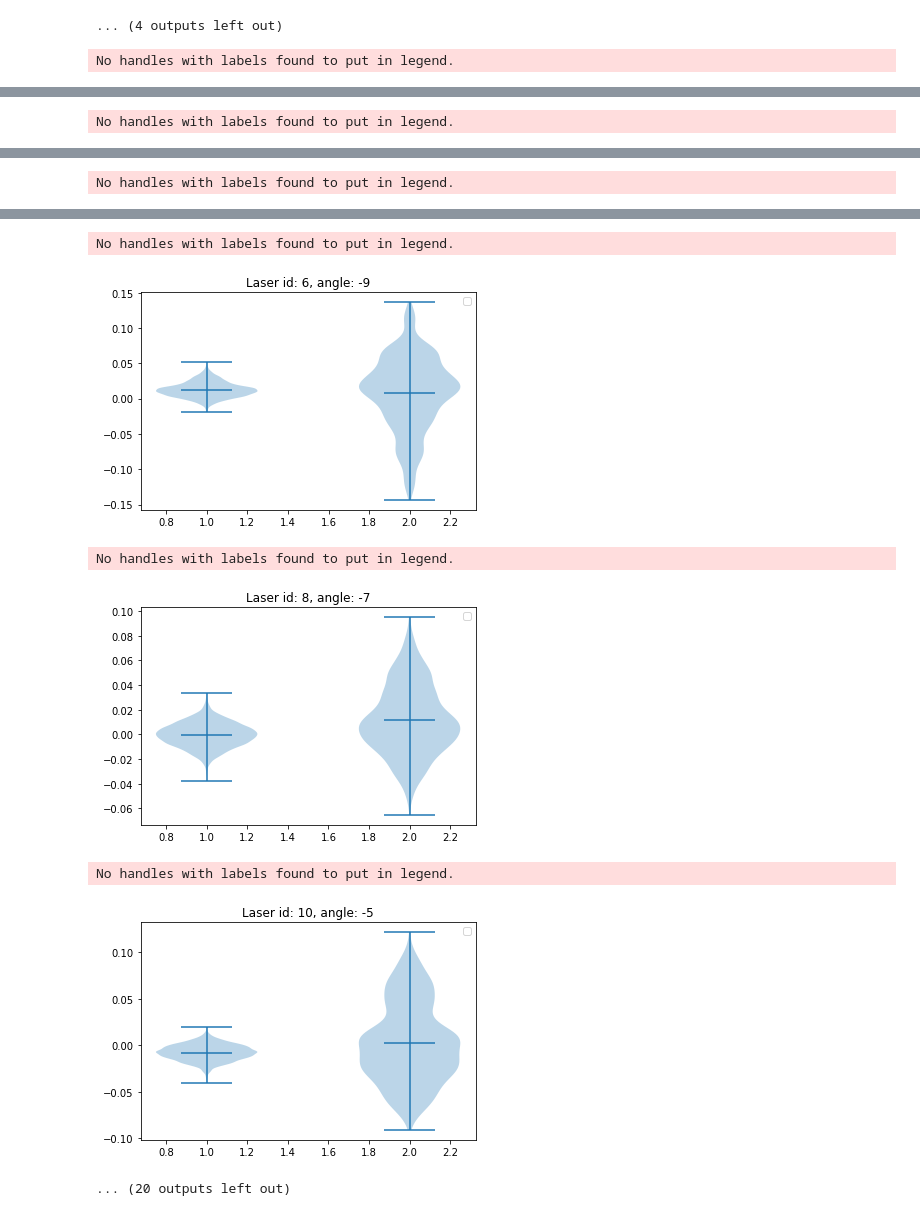
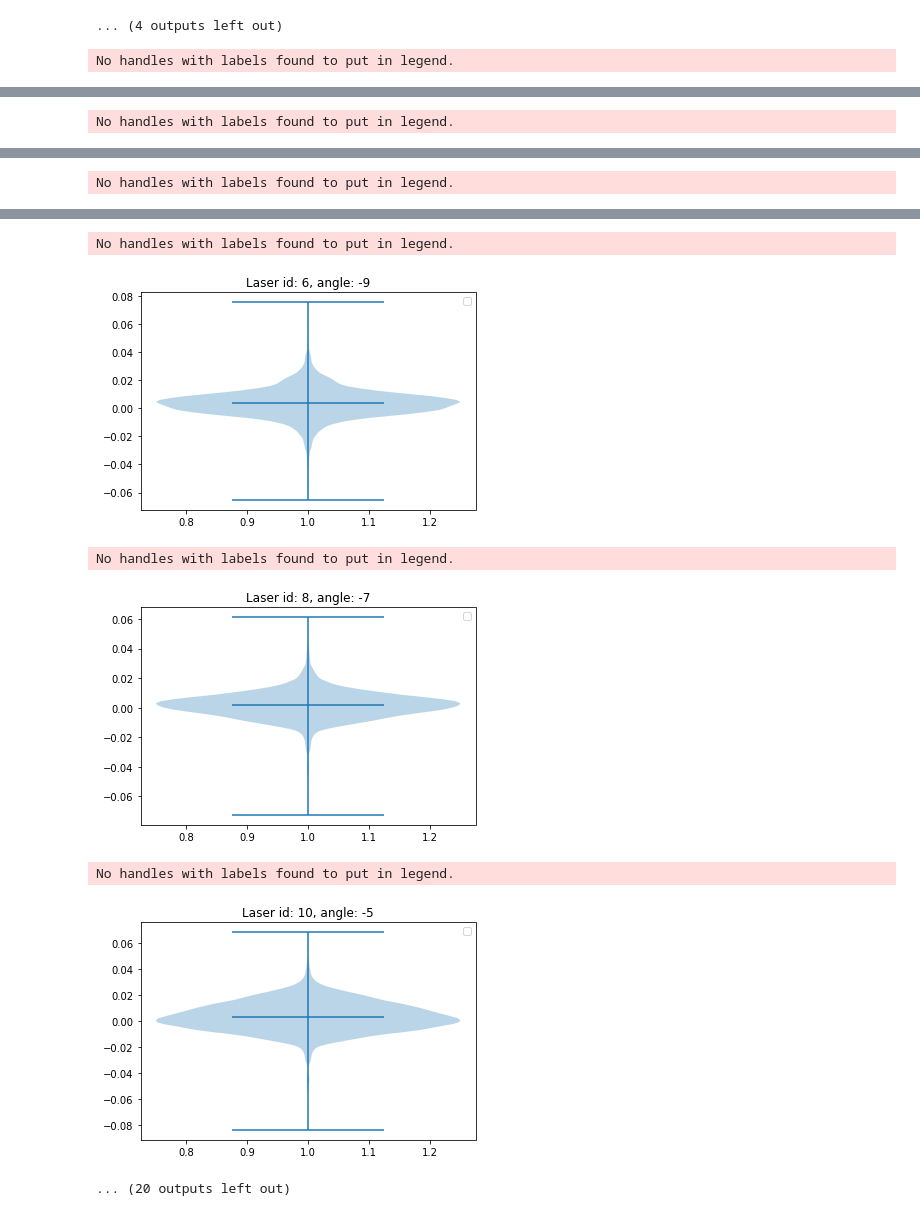
Before and after one commit to branislavjenco/thesis-code, a Jupyter notebook: histograms.ipynb, the cells around one changed output, grey strips where cells are left out. Drawn from its saved outputs; the diff is of its cells as text; code cells hidden in the pictures.

```diff
--- a/histograms.ipynb
+++ b/histograms.ipynb
@@ -26,7 +26,7 @@ def get_errors_per_laser(run):
         errors_per_laser[laser_angle_to_id[angle]] = distances_for_angle
     return errors_per_laser
 # %%
-real_distances = load_measurement_files_per_distance("/home/branislav/repos/github_indoor++/pcds/error_measurements/distances/5m_2*wall.txt")
+real_distances = load_measurement_files_per_distance("/home/branislav/repos/github_indoor++/pcds/error_measurements/distances/5m_*floor.txt")
 virtual_distances = load_measurement_files_per_distance("/home/branislav/repos/thesis/virtual_error_measurements/default_blensor_error_without_correction/5m_0*wall_with_angles.txt")
 # %%
 errors = get_errors_per_laser(real_distances)
@@ -55,7 +55,7 @@ for k in virtual_errors.keys():
 errors = get_errors_per_laser(real_distances)
 virtual_errors = get_errors_per_laser(virtual_distances)
 for k in virtual_errors.keys():
-    plt.violinplot([errors[k], virtual_errors[k]], showmeans=True)
+    plt.violinplot(errors[k], showmeans=True)
 #     plt.violinplot(virtual_errors[k], showmeans=True)
     plt.title(f"Laser id: {k}, angle: {laser_id_to_angle[k]}")
     plt.legend()
@@ -70,7 +70,7 @@ No handles with labels found to put in legend.
 No handles with labels found to put in legend.
-[figure, old version]
+[figure, new version]
 No handles with labels found to put in legend.
-[figure, old version]
+[figure, new version]
 No handles with labels found to put in legend.
-[figure, old version]
+[figure, new version]
 ... (20 outputs left out)
```
Also changed, not shown: parts of 1 cell of this notebook, 6 other files.
